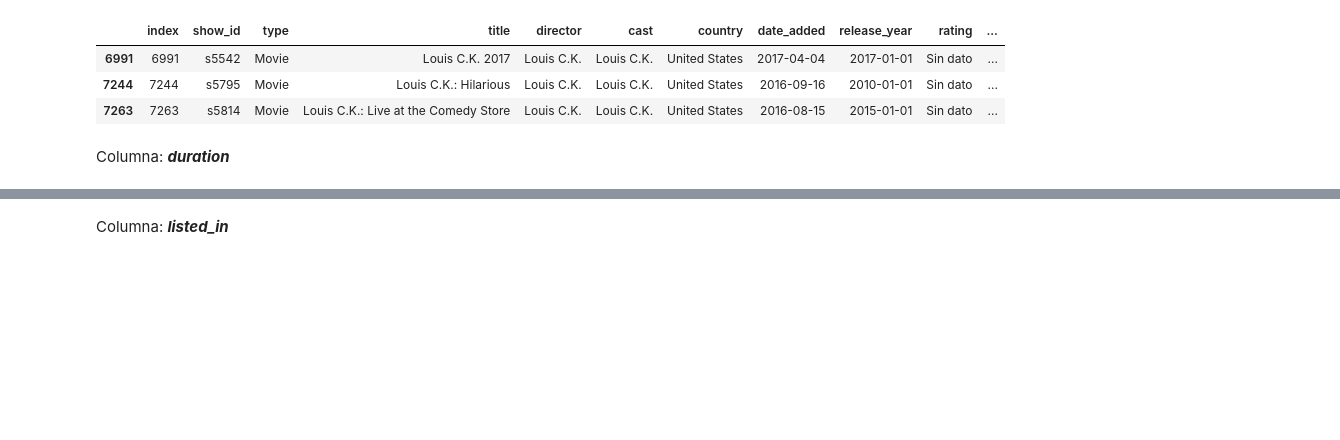
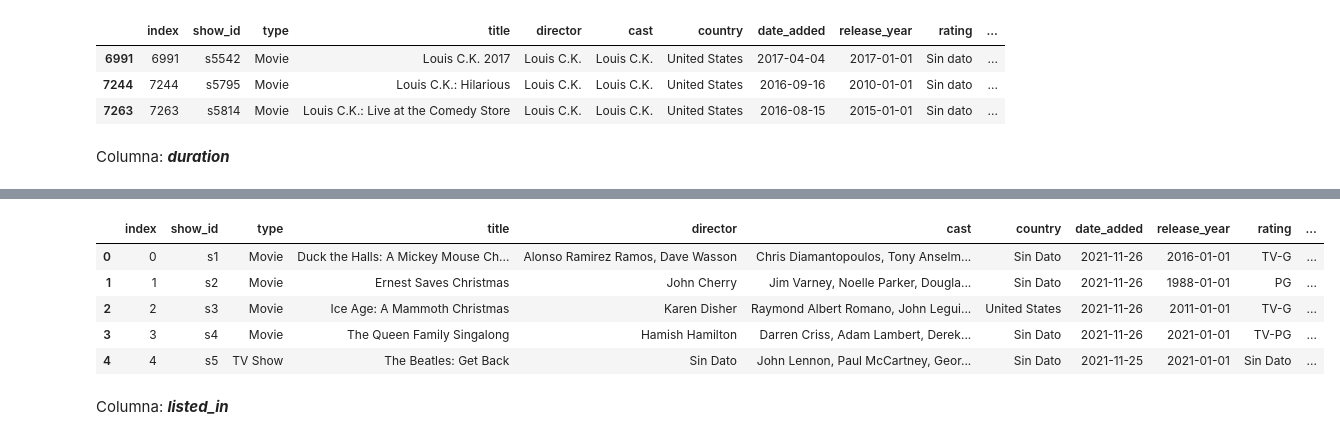
Before and after one commit to MelinaRG/Proyecto_Data_Engineer, a Jupyter notebook: funcion_s3_y_ETL.ipynb, the cells around one changed output, grey strips where cells are left out. Drawn from its saved outputs; the diff is of its cells as text; code cells hidden in the pictures; blank space fills up the shorter version.

```diff
--- a/funcion_s3_y_ETL.ipynb
+++ b/funcion_s3_y_ETL.ipynb
@@ -446,7 +428,23 @@ def extraer_num(columna):
-# %%
-#Se aplica la función creada en la columna
-
-data["duration"] = data["duration"].map(extraer_num)
+# %%
+#Separo columna duration en 2 columnas: duration_int (solo con un valor de tipo int), duration_type (un valor de tipo string, para aclarar si el valor int es minutos o seasons)
+data['duration']=data['duration'].astype(str)
+data['duration_int']= data['duration'].apply(lambda x:x.split()[0])
+data['duration_type']=data['duration'].apply(lambda x:str(x.split()[1:]))
+# %%
+#Eliminar la columna duration para evitar duplicados
+
+data.drop(['duration'], axis=1, inplace=True)
+# %%
+data['duration_type'] = data['duration_type'].astype('str')
+# %%
+data.head()
+# %% [output]
+|  | index | show_id | type | title | director | cast | country | date_added | release_year | rating | ... |
+| 0 | 0 | s1 | Movie | Duck the Halls: A Mickey Mouse Ch... | Alonso Ramirez Ramos, Dave Wasson | Chris Diamantopoulos, Tony Anselm... | Sin Dato | 2021-11-26 | 2016-01-01 | TV-G | ... |
+| 1 | 1 | s2 | Movie | Ernest Saves Christmas | John Cherry | Jim Varney, Noelle Parker, Dougla... | Sin Dato | 2021-11-26 | 1988-01-01 | PG | ... |
+| 2 | 2 | s3 | Movie | Ice Age: A Mammoth Christmas | Karen Disher | Raymond Albert Romano, John Legui... | United States | 2021-11-26 | 2011-01-01 | TV-G | ... |
+| 3 | 3 | s4 | Movie | The Queen Family Singalong | Hamish Hamilton | Darren Criss, Adam Lambert, Derek... | Sin Dato | 2021-11-26 | 2021-01-01 | TV-PG | ... |
+| 4 | 4 | s5 | TV Show | The Beatles: Get Back | Sin Dato | John Lennon, Paul McCartney, Geor... | Sin Dato | 2021-11-25 | 2021-01-01 | Sin Dato | ... |
 # %% [markdown]
 Columna: ***listed_in***
 # %%
```
Also changed, not shown: parts of 5 cells of this notebook.
